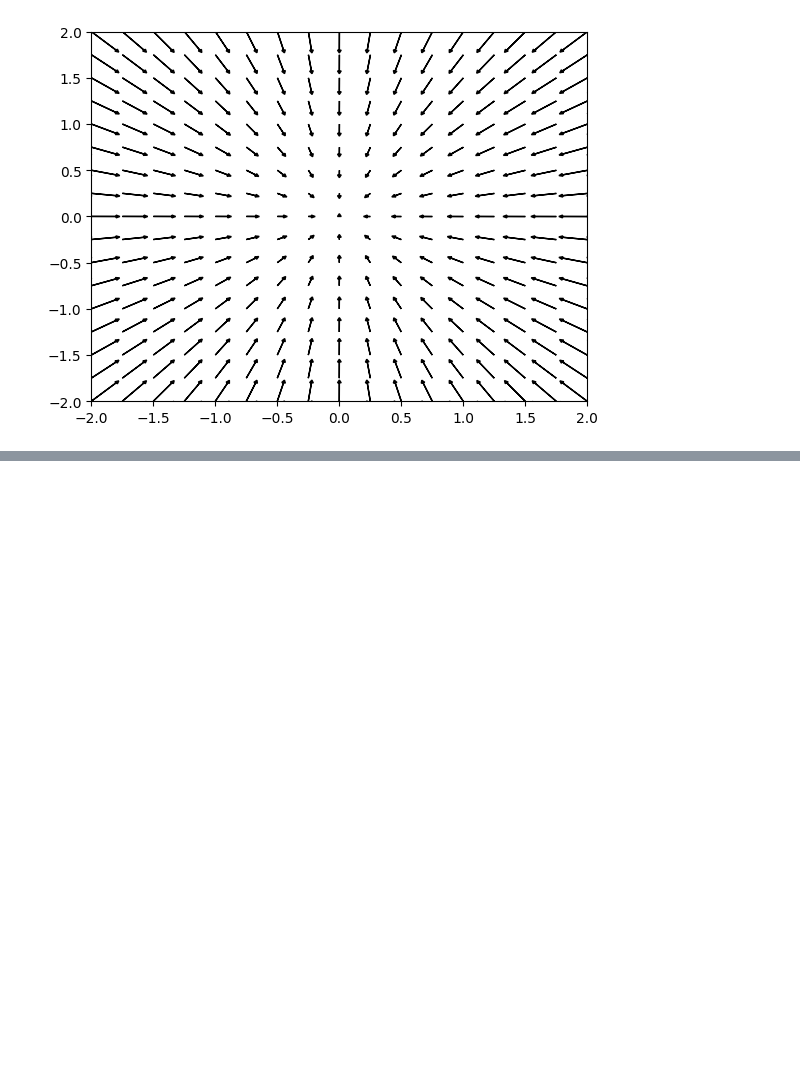
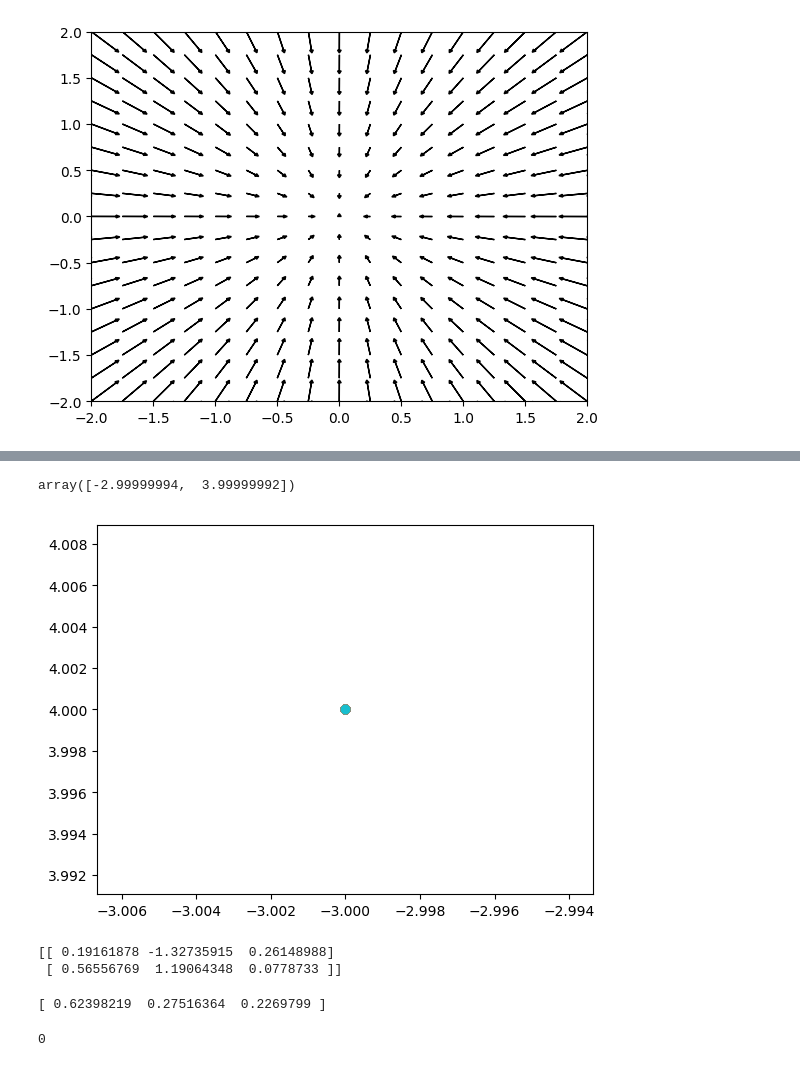
Before and after one commit to u110/public-jupyter, a Jupyter notebook: deep-learning-from-scratch/chapter4.ipynb, the cells around one changed output, grey strips where cells are left out. Cells and saved outputs as stored; diff of their text form; code cells hidden in the pictures; blank space fills up the shorter version.

```diff
--- a/deep-learning-from-scratch/chapter4.ipynb
+++ b/deep-learning-from-scratch/chapter4.ipynb
@@ -164,0 +194,6 @@ plt.show()
+# %%
+init_x = np.array([-3.0, 4.0])
+gradient_descent(function_2, init_x=init_x, lr=1e-10, step_num=100) # 学習率が小さい
+# %% [output]
+array([-2.99999994,  3.99999992])
+[figure, added]
@@ -164,0 +223,15 @@ plt.show()
+# %%
+print(net.W)
+# %% [output]
+[[ 0.19161878 -1.32735915  0.26148988]
+ [ 0.56556769  1.19064348  0.0778733 ]]
+# %%
+x = np.array([0.6, 0.9])
+p = net.predict(x)
+print(p)
+# %% [output]
+[ 0.62398219  0.27516364  0.2269799 ]
+# %%
+np.argmax(p)
+# %% [output]
+0
```
Also changed, not shown: parts of 13 cells of this notebook.
